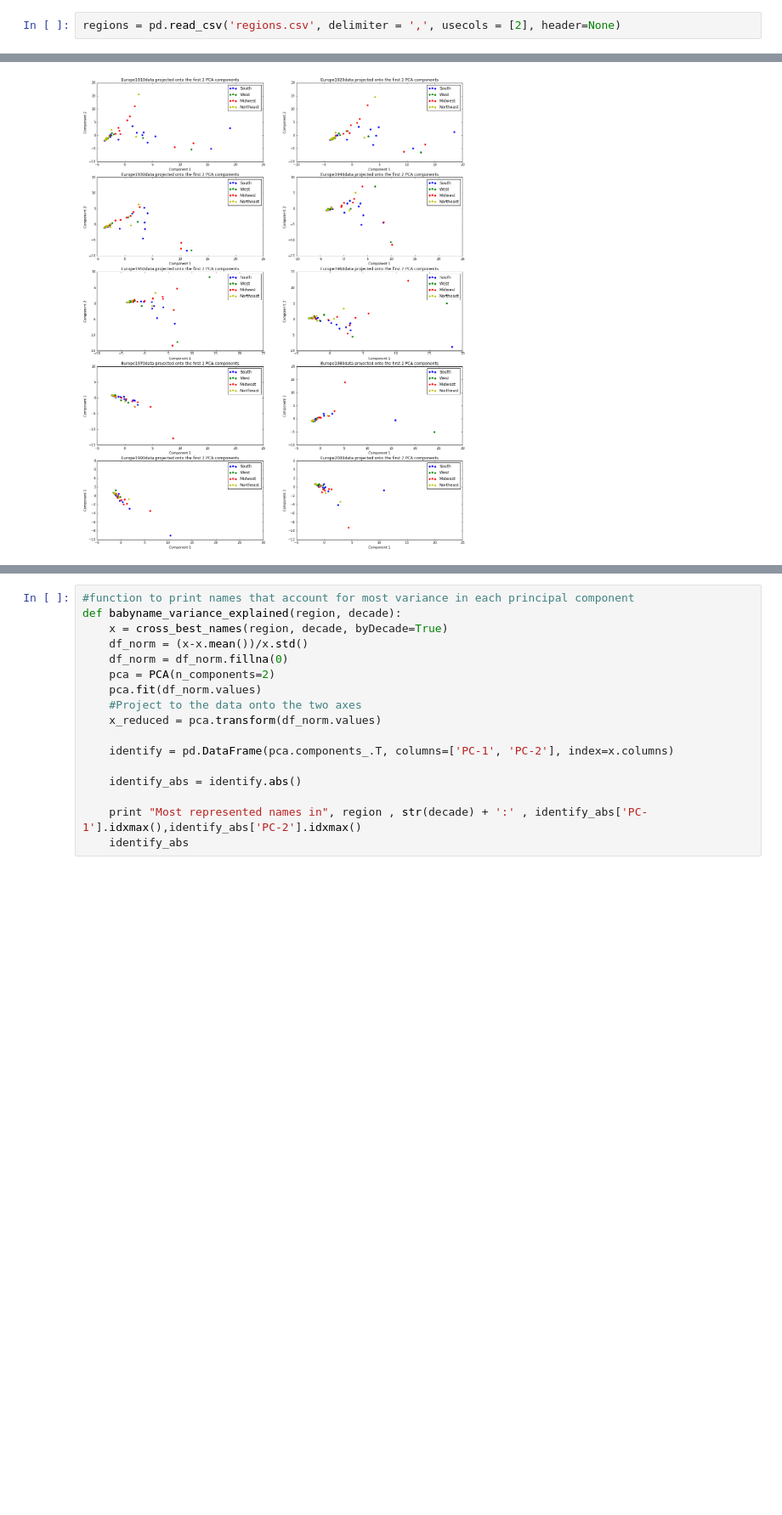
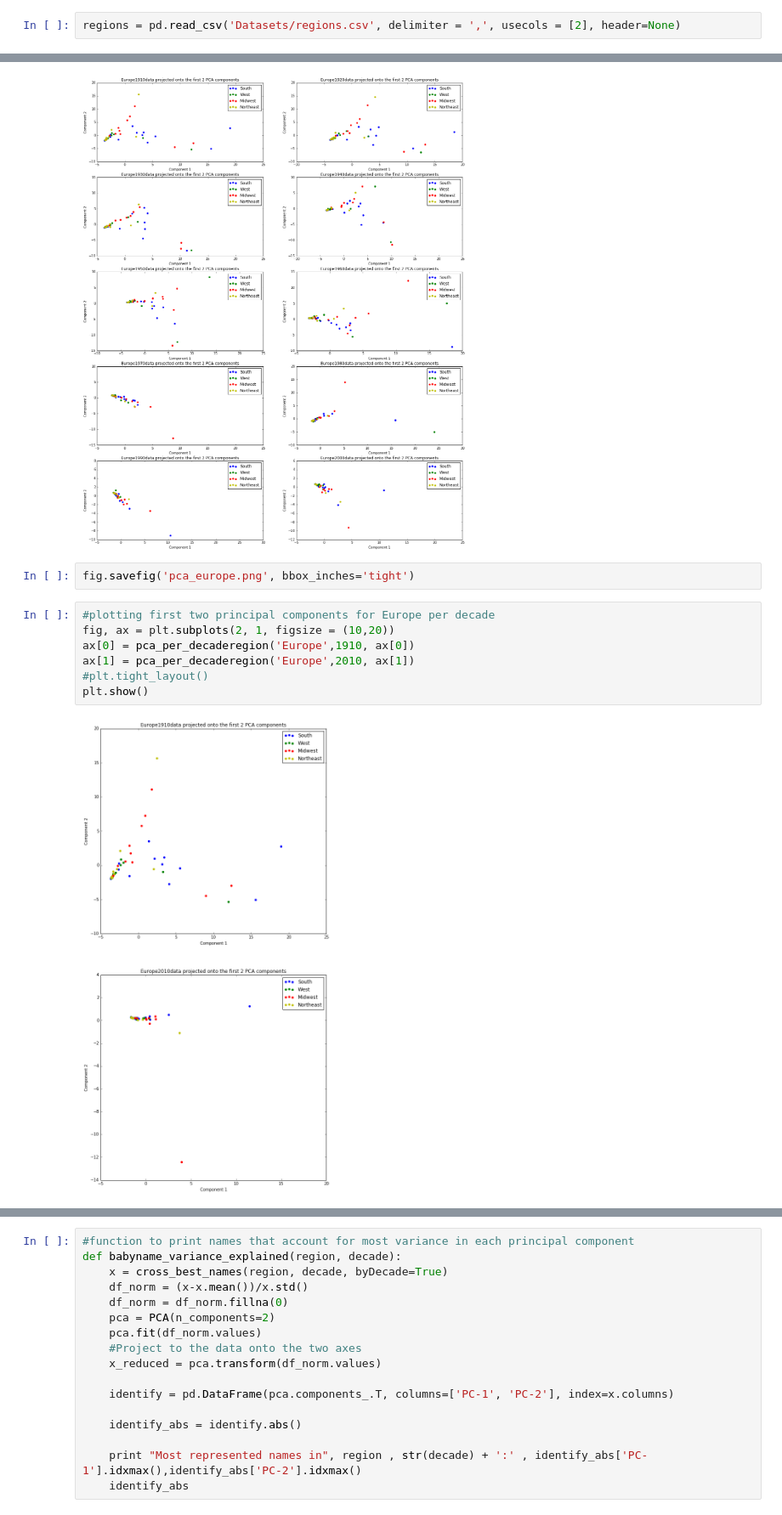
Before and after one commit to UlyssesInvictus/cs109-project, a Jupyter notebook: Project Final 1.2 (1).ipynb, the cells around one changed output, grey strips where cells are left out. Shown: that part at 85% size. Cells and saved outputs as stored; diff of their text form; blank space fills up the shorter version.

```diff
--- a/Project Final 1.2 (1).ipynb
+++ b/Project Final 1.2 (1).ipynb
@@ -97,7 +97,7 @@ display(cross_best_names('Europe', 1890).head())
 | CA | 0 | 0 | 0 | 0 | 0 | 0 | 0 | 0 | 0 | 0 | ... | ... |
 5 rows × 100 columns
 # %%
-regions = pd.read_csv('regions.csv', delimiter = ',', usecols = [2], header=None)
+regions = pd.read_csv('Datasets/regions.csv', delimiter = ',', usecols = [2], header=None)
 # %%
 #Function to plot first two principal components
 def pca_per_decaderegion(region, decade, ax):
@@ -149,3 +149,14 @@ ax[4,1] = pca_per_decaderegion('Europe',2000, ax[4,1])
 plt.show()
 # %% [output]
 [figure]
+# %%
+fig.savefig('pca_europe.png', bbox_inches='tight')
+# %%
+#plotting first two principal components for Europe per decade
+fig, ax = plt.subplots(2, 1, figsize = (10,20))
+ax[0] = pca_per_decaderegion('Europe',1910, ax[0])
+ax[1] = pca_per_decaderegion('Europe',2010, ax[1])
+#plt.tight_layout()
+plt.show()
+# %% [output]
+[figure, added]
```
Also changed, not shown: parts of 10 cells of this notebook, 2 other files.
